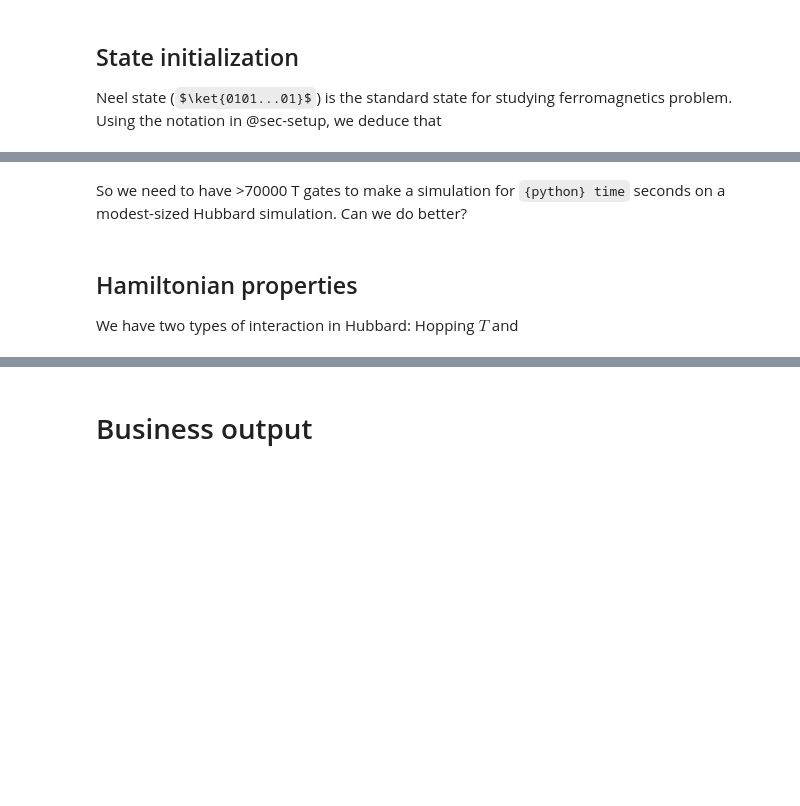
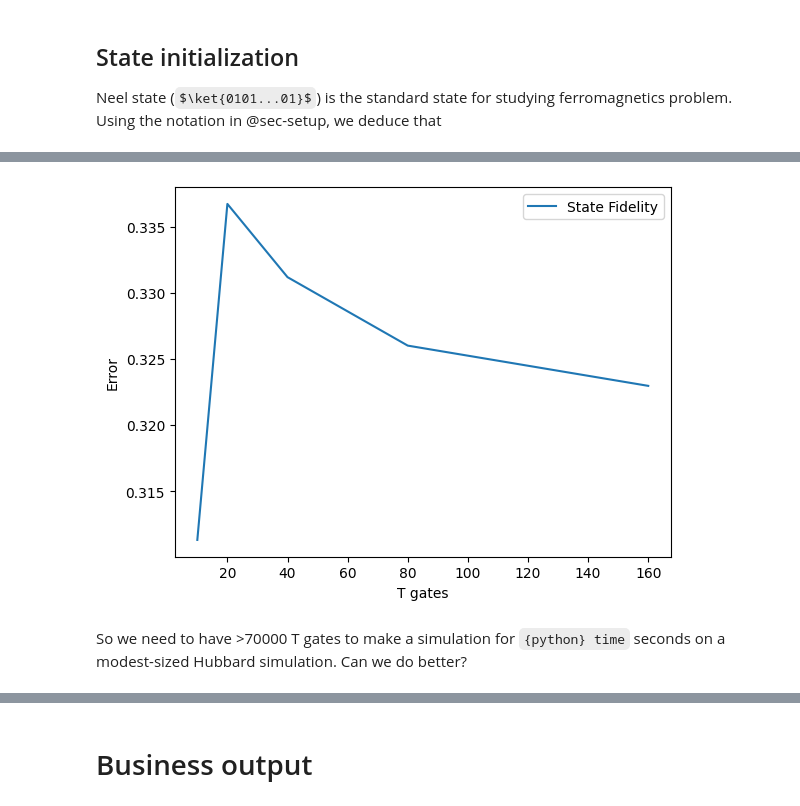
Before and after one commit to minhtriet/hubbard, a Jupyter notebook: hubbard-trotter.ipynb, the cells around one changed output, grey strips where cells are left out. Saved outputs shown, nothing was run; the diff lists cells and outputs as text; code cells hidden in the pictures; some formulas as TeX source; blank space fills up the shorter version.

```diff
--- a/hubbard-trotter.ipynb
+++ b/hubbard-trotter.ipynb
@@ -220,6 +250,13 @@ plt.show()
+# %%
+state_fidelity_array = state_fidelities.values()
+
+plt.plot(num_steps, state_fidelity_array, label="State Fidelity")
+
+plt.ylabel("Error")
+plt.xlabel("T gates")
+plt.legend()
+plt.show()
+# %% [output]
+[figure, added]
 # %% [markdown]
 So we need to have >70000 T gates to make a simulation for `{python} time` seconds on a modest-sized Hubbard simulation. Can we do better?
-# %% [markdown]
-## Hamiltonian properties
-
-We have two types of interaction in Hubbard: Hopping $T$ and
```
Also changed, not shown: parts of 22 cells of this notebook.
